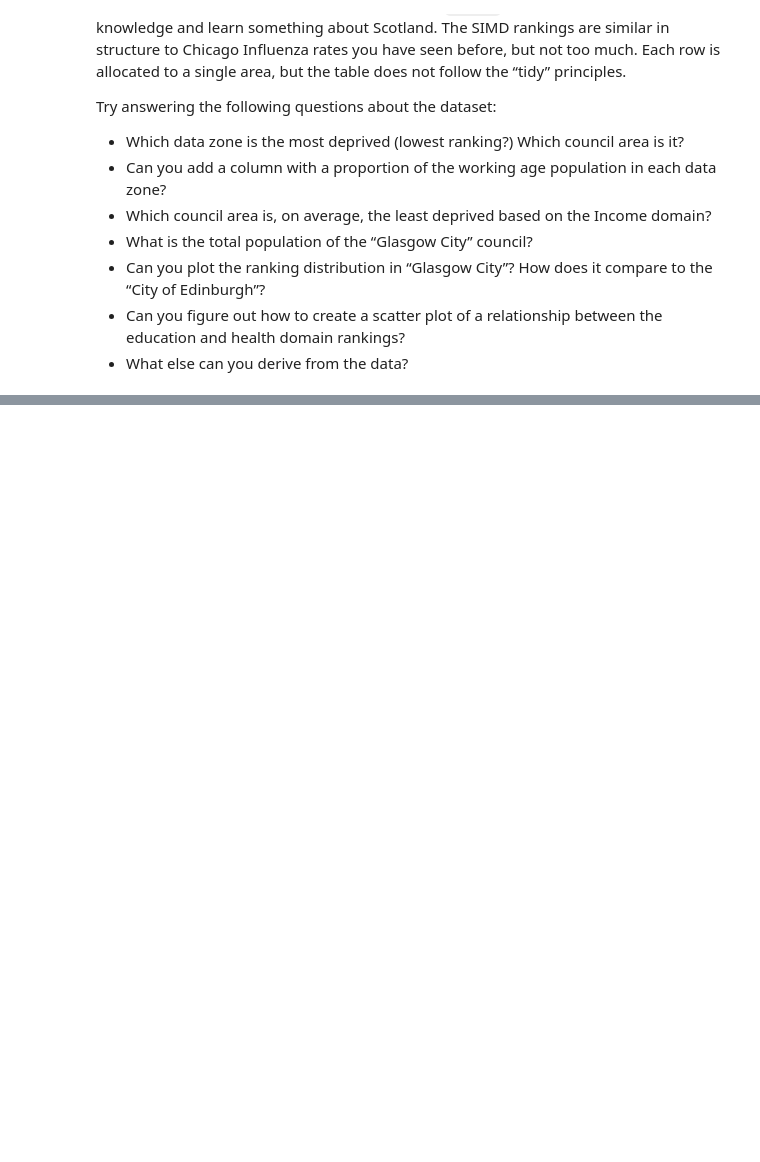
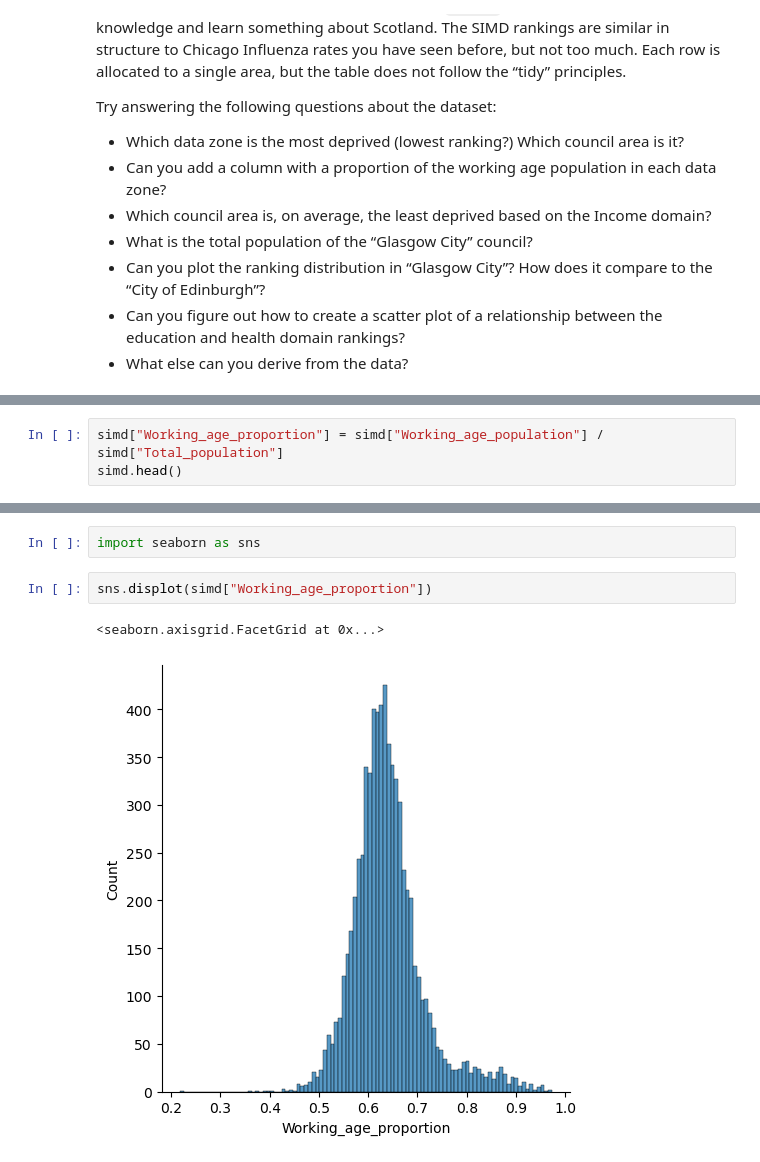
Before and after one commit to sds4sg/spatial-data-science-in-python-mikemoraned, a Jupyter notebook: 02_open_data_science/exercise.ipynb, the cells around one changed output, grey strips where cells are left out. Drawn from its saved outputs; the diff is of its cells as text; blank space fills up the shorter version.

```diff
--- a/02_open_data_science/exercise.ipynb
+++ b/02_open_data_science/exercise.ipynb
@@ -108,0 +146,3 @@ Try answering the following questions about the dataset:
+# %%
+simd["Working_age_proportion"] = simd["Working_age_population"] / simd["Total_population"]
+simd.head()
@@ -108,0 +156,7 @@ Try answering the following questions about the dataset:
+# %%
+import seaborn as sns
+# %%
+sns.displot(simd["Working_age_proportion"])
+# %% [output]
+<seaborn.axisgrid.FacetGrid at 0x...>
+[figure, added]
```
Also changed, not shown: parts of 34 cells of this notebook.
